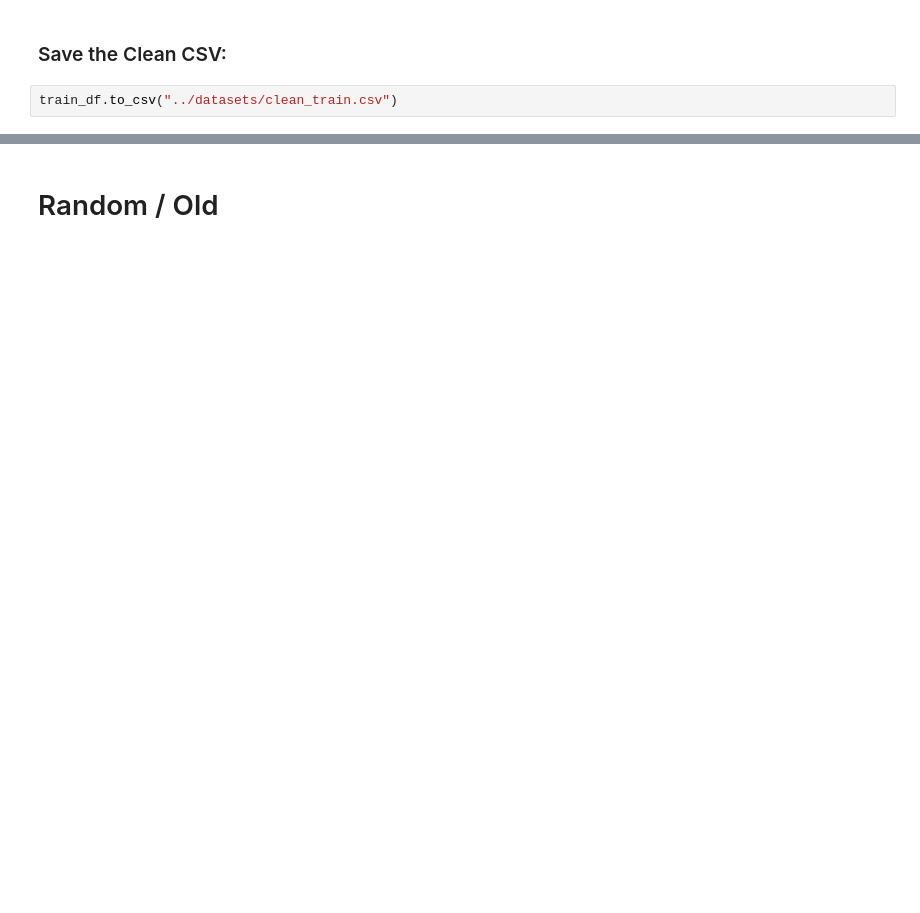
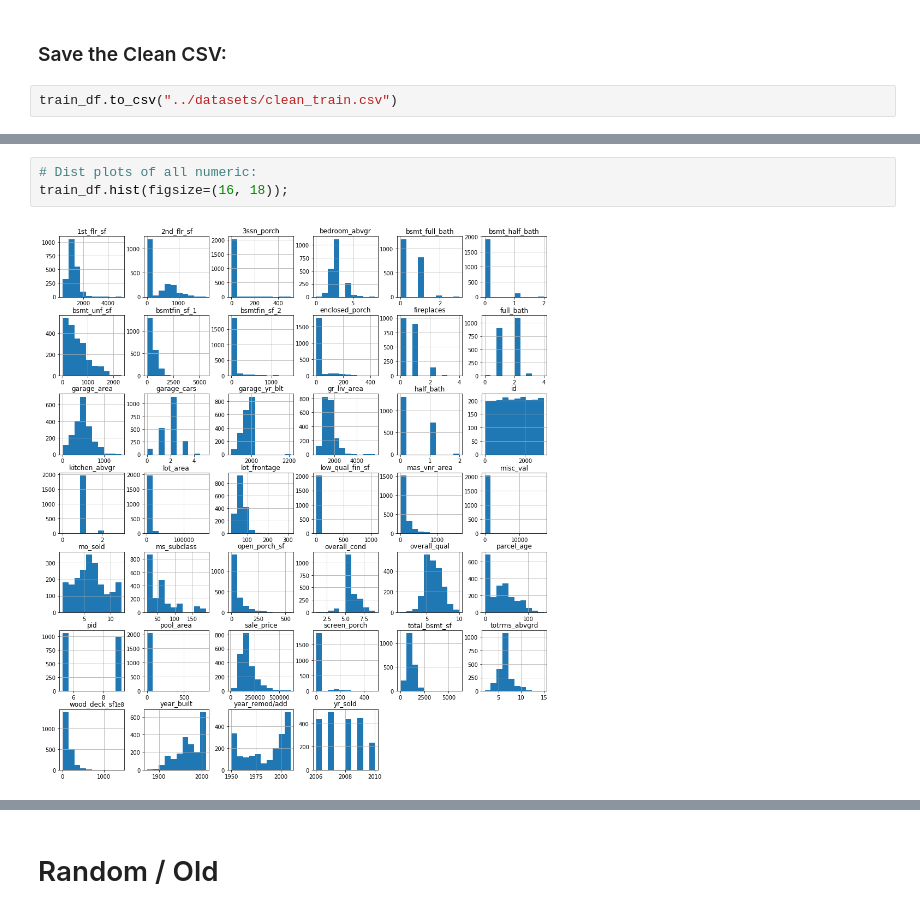
Before and after one commit to patruq/ames-housing, a Jupyter notebook: code/01.1_Train_Data_Cleaning.ipynb, the cells around one changed output, grey strips where cells are left out. Drawn from its saved outputs; the diff is of its cells as text; blank space fills up the shorter version.

```diff
--- a/code/01.1_Train_Data_Cleaning.ipynb
+++ b/code/01.1_Train_Data_Cleaning.ipynb
@@ -340,0 +422,5 @@ train_df.head()
+# %%
+# Dist plots of all numeric:
+train_df.hist(figsize=(16, 18));
+# %% [output]
+[figure, added]
```
Also changed, not shown: parts of 61 cells of this notebook, 2 other files.
